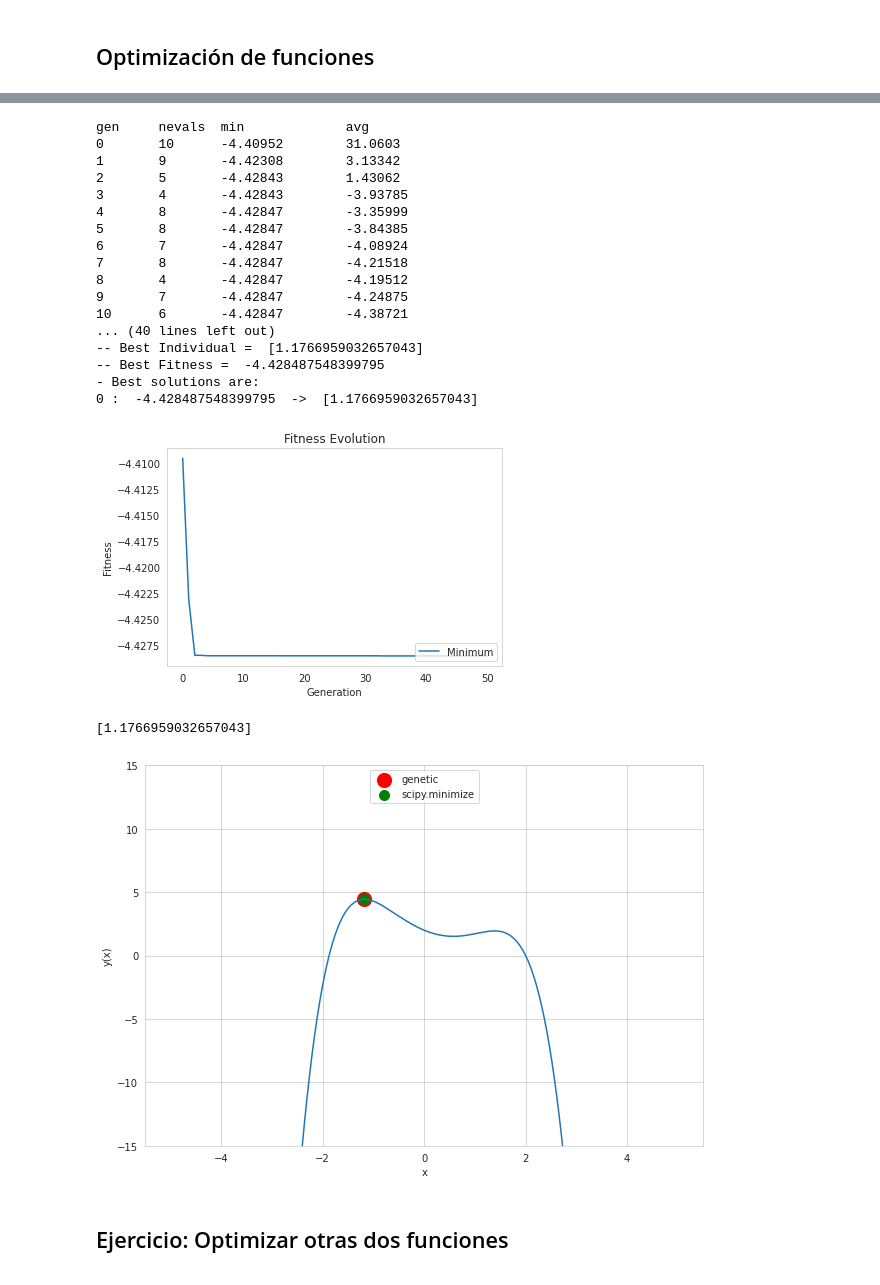
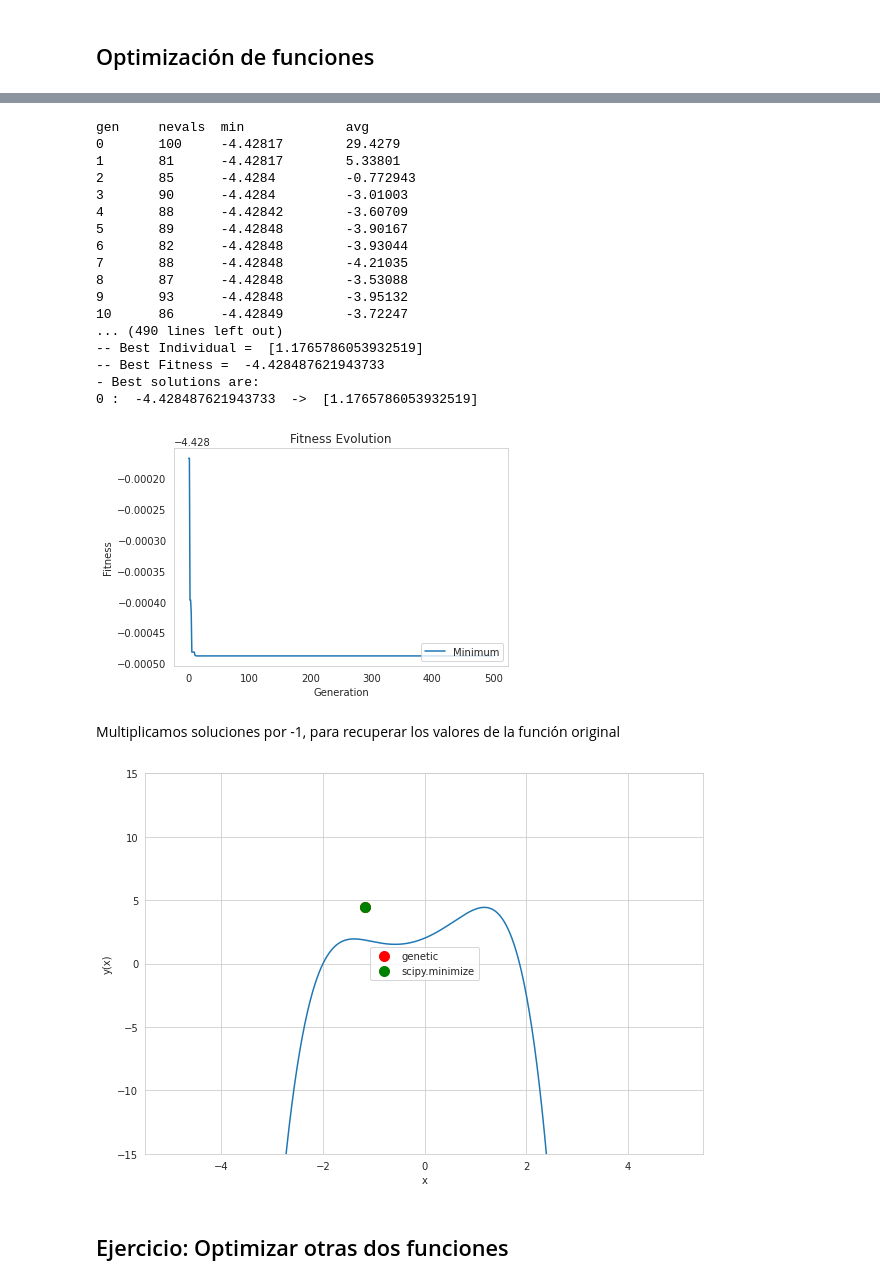
Before and after one commit to igomezv/ComputoEvolutivo, a Jupyter notebook: 6_4_DEAP.ipynb, the cells around one changed output, grey strips where cells are left out. Drawn from its saved outputs; the diff is of its cells as text; code cells hidden in the pictures.

```diff
--- a/6_4_DEAP.ipynb
+++ b/6_4_DEAP.ipynb
@@ -971,5 +973,6 @@ plt.show()
 # %%
 fun = np.vectorize(lambda x: -1*rational(x)) # Elegir alguna función de arriba.
+fun_or = np.vectorize(lambda x: rational(x)) # Elegir alguna función de arriba.
 # %%
 xs = np.arange(-5.0, 5.0, 0.01) # Ajustar el dominio de la función según se ve en el artículo
 
@@ -990,10 +991,10 @@ DIMENSIONS = 1  # Número de dimensiones
 BOUND_LOW, BOUND_UP = -4.0, 4.0  # Ajustar los límites de la variable independiente
 # %%
 # Parámetros del algoritmo:
-POPULATION_SIZE = 10 # A mayor cantidad, mejor desempeño pero mayor cómputo
+POPULATION_SIZE = 100 # A mayor cantidad, mejor desempeño pero mayor cómputo
 P_CROSSOVER = 0.8  # Probabilidad de cruza: 0.8 es valor típico
 P_MUTATION = 0.3   # Probabilidad de mutación individual, puede ser entre 0.1 y 0.5.
-MAX_GENERATIONS = 50  # A mayor cantidad, mejor desempeño pero mayor cómputo
+MAX_GENERATIONS = 500  # A mayor cantidad, mejor desempeño pero mayor cómputo
 HALL_OF_FAME_SIZE = 1 # Cantidad de mejores individuos que pasan íntegramente a la siguiente generación
 CROWDING_FACTOR = 20.0  # factor no relevante en todas las técnicas
 # %%
@@ -1086,49 +1085,47 @@ if __name__ == "__main__":
     plt.show()
 # %% [output]
 gen     nevals  min             avg
-0       10      -4.40952        31.0603
-1       9       -4.42308        3.13342
-2       5       -4.42843        1.43062
-3       4       -4.42843        -3.93785
-4       8       -4.42847        -3.35999
-5       8       -4.42847        -3.84385
-6       7       -4.42847        -4.08924
-7       8       -4.42847        -4.21518
-8       4       -4.42847        -4.19512
-9       7       -4.42847        -4.24875
-10      6       -4.42847        -4.38721
-... (40 lines left out)
--- Best Individual =  [1.1766959032657043]
--- Best Fitness =  -4.428487548399795
+0       100     -4.42817        29.4279
+1       81      -4.42817        5.33801
+2       85      -4.4284         -0.772943
+3       90      -4.4284         -3.01003
+4       88      -4.42842        -3.60709
+5       89      -4.42848        -3.90167
+6       82      -4.42848        -3.93044
+7       88      -4.42848        -4.21035
+8       87      -4.42848        -3.53088
+9       93      -4.42848        -3.95132
+10      86      -4.42849        -3.72247
+... (490 lines left out)
+-- Best Individual =  [1.1765786053932519]
+-- Best Fitness =  -4.428487621943733
 - Best solutions are:
-0 :  -4.428487548399795  ->  [1.1766959032657043]
+0 :  -4.428487621943733  ->  [1.1765786053932519]
-[figure, old version]
+[figure, new version]
-# %%
-best
-# %% [output]
-[1.1766959032657043]
+# %% [markdown]
+Multiplicamos soluciones por -1, para recuperar los valores de la función original
 # %%
 xs = np.arange(-5.0, 5.0, 0.01) # Ajustar el dominio de la función según se ve en el artículo
 
 plt.figure(figsize=(10, 7))
 plt.grid(True)
-plt.scatter(-1*best[0], -1*fun(best[0]), c='red', marker='o', s=200, label='genetic')
+plt.scatter(-1*best[0], -1*fun(best[0]), c='red', marker='o', s=100, label='genetic')
 
 ######## Comparación con scipy.minimize
-x0 = 2 # Este valor inicial se puede modificar. Se sugiere cambiarlo para experimentar.
+x0 = -2 # Este valor inicial se puede modificar. Se sugiere cambiarlo para experimentar.
 result = minimize(fun, x0, bounds = [(-5., 5.)]) # Ajustar los límites, según la función a trabajar.
 x_min_scipy = result.x
 y_min_scipy = result.fun
 
 plt.scatter(-1*x_min_scipy, -1*y_min_scipy, c='green', marker='o', s=100, label='scipy.minimize')
 plt.xlabel("x")
 plt.ylim(-15, 15) # Ajustar los límites para que luzca como en el artículo
 plt.ylabel("y(x)")
-plt.plot(-1*xs, -1*fun(xs))
-plt.legend(loc="upper center")
+plt.plot(xs, fun_or(xs))
+plt.legend(loc="center")
 plt.show()
 # %% [output]
-[figure, old version]
+[figure, new version]
 # %% [markdown]
 ## Ejercicio: Optimizar otras dos funciones
 # %% [markdown]
```
Also changed, not shown: parts of 23 cells of this notebook, 2 other files.
